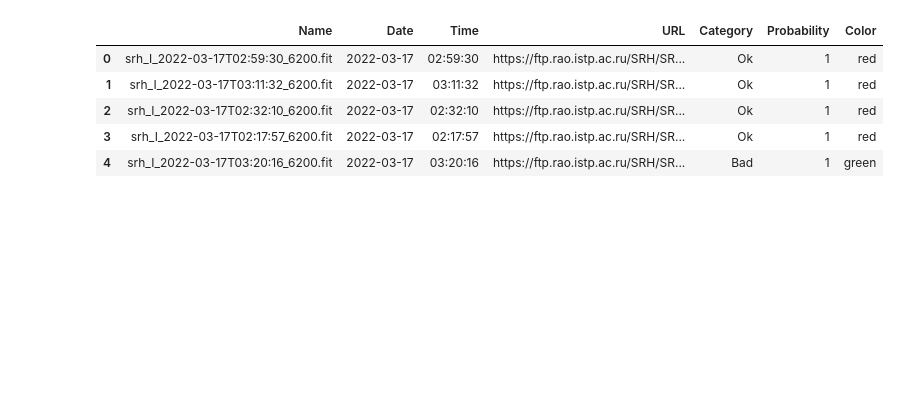
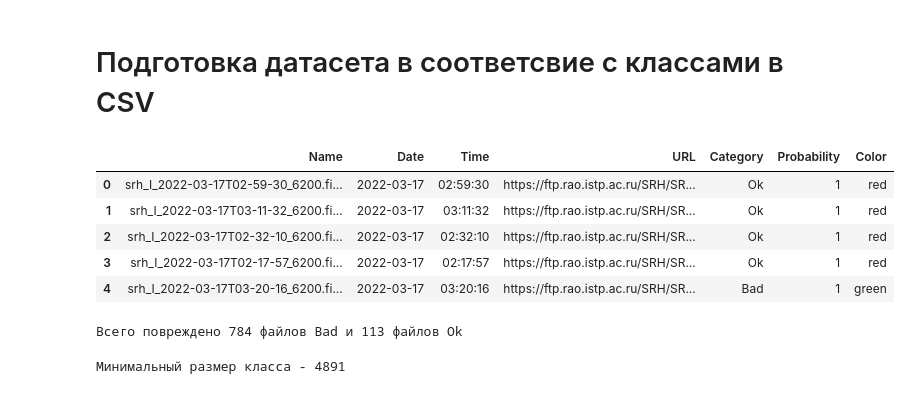
Before and after one commit to Altynny/Kepler_project, a Jupyter notebook: notebooks/ds_prep.ipynb, the cells around one changed output. Drawn from its saved outputs; the diff is of its cells as text; code cells hidden in the pictures; blank space fills up the shorter version.

```diff
--- a/notebooks/ds_prep.ipynb
+++ b/notebooks/ds_prep.ipynb
@@ -45,12 +68,15 @@ all.zip             100%[+++++++++++++++====>]   4.00G  9.67MB/s    in 2m 9s
+# %% [markdown]
+# Подготовка датасета в соответсвие с классами в CSV
 # %%
 import pandas as pd
 
 data = pd.read_csv('dataset_6000.csv')
+data.Name = data.Name.apply(lambda x: x.replace(':', '-') + '.png')
 data.head()
 # %% [output]
 |  | Name | Date | Time | URL | Category | Probability | Color |
-| 0 | srh_I_2022-03-17T02:59:30_6200.fit | 2022-03-17 | 02:59:30 | https://ftp.rao.istp.ac.ru/SRH/SR... | Ok | 1 | red |
-| 1 | srh_I_2022-03-17T03:11:32_6200.fit | 2022-03-17 | 03:11:32 | https://ftp.rao.istp.ac.ru/SRH/SR... | Ok | 1 | red |
-| 2 | srh_I_2022-03-17T02:32:10_6200.fit | 2022-03-17 | 02:32:10 | https://ftp.rao.istp.ac.ru/SRH/SR... | Ok | 1 | red |
-| 3 | srh_I_2022-03-17T02:17:57_6200.fit | 2022-03-17 | 02:17:57 | https://ftp.rao.istp.ac.ru/SRH/SR... | Ok | 1 | red |
-| 4 | srh_I_2022-03-17T03:20:16_6200.fit | 2022-03-17 | 03:20:16 | https://ftp.rao.istp.ac.ru/SRH/SR... | Bad | 1 | green |
+| 0 | srh_I_2022-03-17T02-59-30_6200.fi... | 2022-03-17 | 02:59:30 | https://ftp.rao.istp.ac.ru/SRH/SR... | Ok | 1 | red |
+| 1 | srh_I_2022-03-17T03-11-32_6200.fi... | 2022-03-17 | 03:11:32 | https://ftp.rao.istp.ac.ru/SRH/SR... | Ok | 1 | red |
+| 2 | srh_I_2022-03-17T02-32-10_6200.fi... | 2022-03-17 | 02:32:10 | https://ftp.rao.istp.ac.ru/SRH/SR... | Ok | 1 | red |
+| 3 | srh_I_2022-03-17T02-17-57_6200.fi... | 2022-03-17 | 02:17:57 | https://ftp.rao.istp.ac.ru/SRH/SR... | Ok | 1 | red |
+| 4 | srh_I_2022-03-17T03-20-16_6200.fi... | 2022-03-17 | 03:20:16 | https://ftp.rao.istp.ac.ru/SRH/SR... | Bad | 1 | green |
@@ -57,9 +99,20 @@ data.head()
+# %%
+corr_bad = corrupted_data[corrupted_data.Category == 'Bad'].shape[0]
+corr_ok = corrupted_data[corrupted_data.Category == 'Ok'].shape[0]
+print(f'Всего повреждено {corr_bad} файлов Bad и {corr_ok} файлов Ok')
+# %% [output]
+Всего повреждено 784 файлов Bad и 113 файлов Ok
 # %%
-ok_names = data.Name[data.Category == 'Ok'].to_list()
-bad_names = data.Name[data.Category == 'Bad'].to_list()
+ok_names = filtred_data.Name[data.Category == 'Ok'].to_list()
+bad_names = filtred_data.Name[data.Category == 'Bad'].to_list()
+
 min_category_len = min(len(ok_names), len(bad_names))
+print(f'Минимальный размер класса - {min_category_len}')
+
 X = ok_names[:min_category_len] + bad_names[:min_category_len]
 Y = ['Ok']*min_category_len + ['Bad']*min_category_len
+# %% [output]
+Минимальный размер класса - 4891
 # %%
 from sklearn.model_selection import train_test_split
 
```
Also changed, not shown: parts of 10 cells of this notebook.
